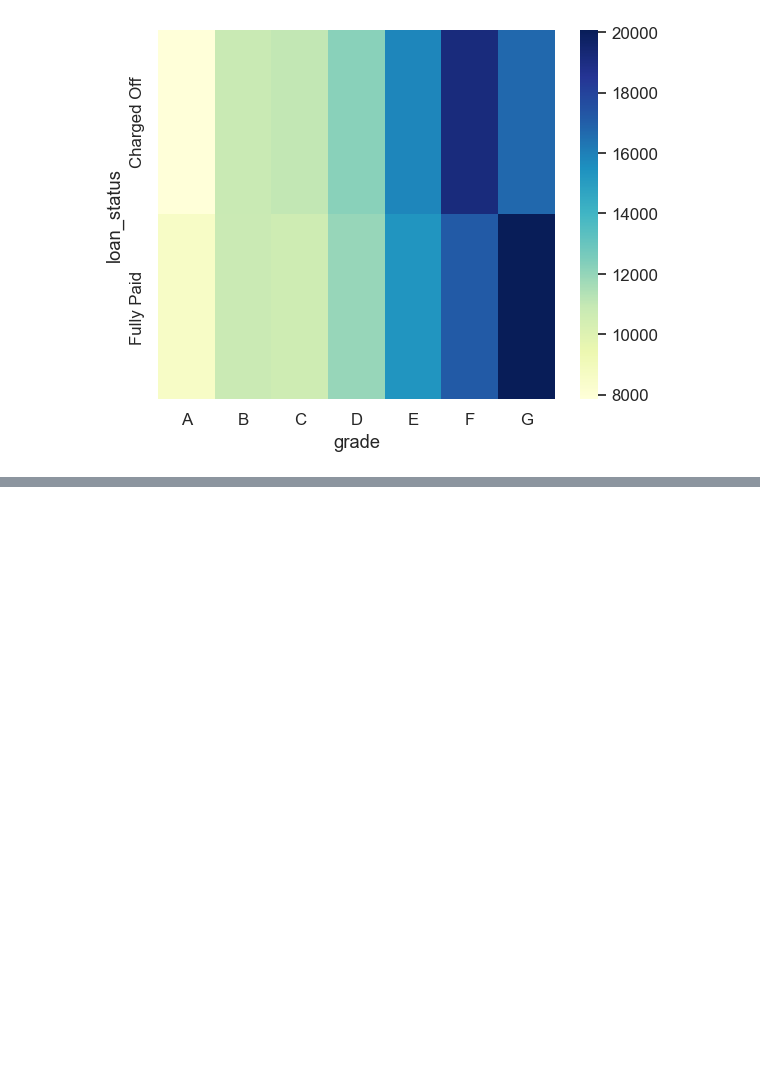
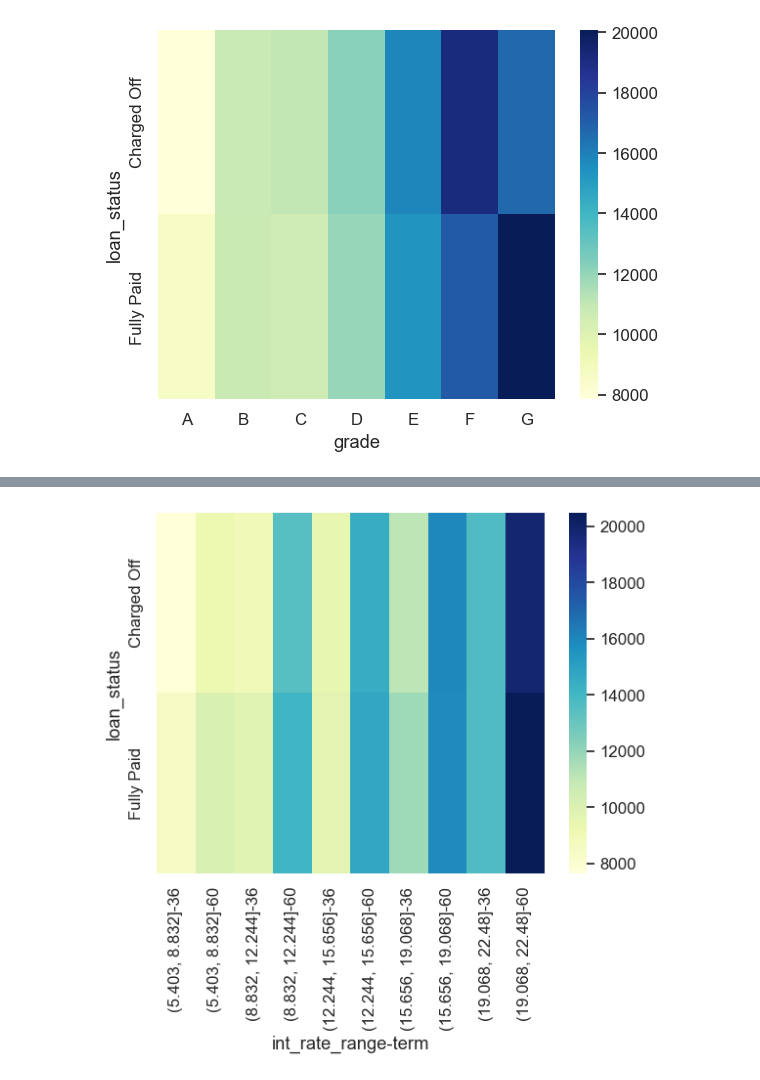
Before and after one commit to MT2012039/Lending_Club_Case_Study, a Jupyter notebook: Debargha_Chandrika.ipynb, the cells around one changed output, grey strips where cells are left out. Drawn from its saved outputs; the diff is of its cells as text; code cells hidden in the pictures; blank space fills up the shorter version.

```diff
--- a/Debargha_Chandrika.ipynb
+++ b/Debargha_Chandrika.ipynb
@@ -882,3 +884,7 @@ plt.show()
 #Average loan amount charged off is highest for grade F loans
 # %% [output]
 [figure]
+# %%
+ldf['int_rate_range'] = pd.cut(ldf['int_rate'], bins=5)
+pivot_interest_rate = ldf.pivot_table(index='loan_status', values = 'loan_amnt', columns = ['int_rate_range','term'])
+pivot_interest_rate
@@ -884,0 +897,8 @@ plt.show()
+# %%
+#Plot heatmap for the above pivot
+sns.heatmap(pivot_interest_rate, cmap="YlGnBu",fmt="0.0f")
+plt.show()
+
+##Charged off loan amount is highest for interest rate between (19-22) and term for 5 years.Higher the interest rate and term higher are the chances of defaulting
+# %% [output]
+[figure, added]
```
Also changed, not shown: parts of 47 cells of this notebook.
